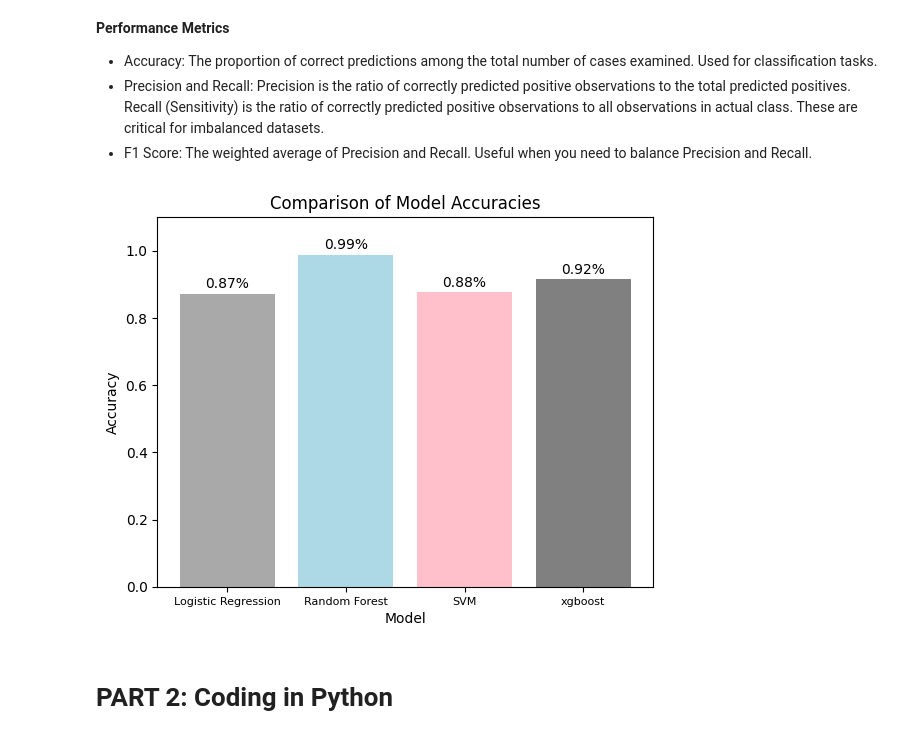
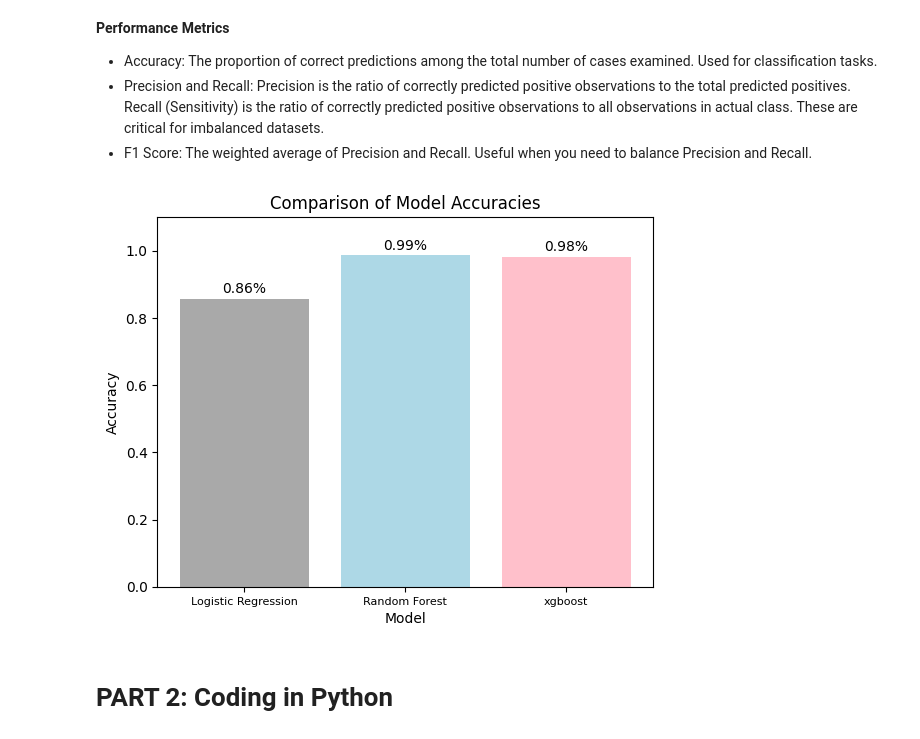
Before and after one commit to mashasiri/MASARBootcamp, a Jupyter notebook: Final_Project_for_DS_BootCamp.ipynb, the cells around one changed output. Cells and saved outputs as stored; diff of their text form; code cells hidden in the pictures.

```diff
--- a/Final_Project_for_DS_BootCamp.ipynb
+++ b/Final_Project_for_DS_BootCamp.ipynb
@@ -530,24 +549,23 @@ For the balanced dataset (model after improvment), the accuracy decreased slight
 
  is a powerful, versatile, and widely-used machine learning algorithm that offers high accuracy and robustness against overfitting, making it suitable for a wide range of classification and regression tasks
 # %%
-from sklearn.datasets import make_classification
-from sklearn.model_selection import train_test_split
-from sklearn.linear_model import LogisticRegression
+
 from sklearn.ensemble import RandomForestClassifier
-from sklearn.metrics import accuracy_score
-from sklearn.model_selection import cross_val_score
 
-# Split the dataset into training and testing sets
-X_train, X_test, y_train, y_test = train_test_split(X, y, test_size=0.2, random_state=42)
+# split dataset in a 80/20 split
+x_train, x_test, y_train, y_test = train_test_split(x_new, y_new, test_size=0.2, random_state=42)
+
+print(x_train.shape, y_train.shape)
+print(x_test.shape, y_test.shape)
 
 # Initialize the Random Forest classifier
 random_forest_model = RandomForestClassifier(n_estimators=100, random_state=42)
 
 # Train the Random Forest classifier
-random_forest_model.fit(X_train, y_train)
+random_forest_model.fit(x_train, y_train)
 
 # Predict the labels for the test set with Random Forest Classifier
-random_forest_predictions = random_forest_model.predict(X_test)
+random_forest_predictions = random_forest_model.predict(x_test)
 
 # Calculate performance  for both mRandom Forest Classifier
 random_forest_accuracy = accuracy_score(y_test, random_forest_predictions)
@@ -556,7 +574,7 @@ random_forest_recall_score= recall_score(y_test, random_forest_predictions)
 random_forest_f1_score= f1_score(y_test, random_forest_predictions)
 
 print(f'Random Forest Classifier Accuracy: {random_forest_accuracy:.2f}')
-print(f'Random_forest_recall_score: {random_forest_precision:.2f}')
-print(f'Random_forest_recall_score: {random_forest_recall_score:.2f}')
-print(f'Random_forest_f1_score: {random_forest_f1_score:.2f}')
+print(f'Random Forest Classifier Precision: {random_forest_precision:.2f}')
+print(f'Random Forest Classifier Recall score: {random_forest_recall_score:.2f}')
+print(f'Random Forest Classifier F1 score: {random_forest_f1_score:.2f}')
 # %% [output]
@@ -622,24 +596,19 @@ Requirement already satisfied: numpy in /usr/local/lib/python3.10/dist-packages
 Requirement already satisfied: scipy in /usr/local/lib/python3.10/dist-packages (from xgboost) (1.11.4)
 # %%
 import xgboost as xgb
-from sklearn.model_selection import train_test_split
-from sklearn.metrics import accuracy_score
-from sklearn.datasets import make_classification
 
-# Generate a synthetic dataset
-X3, y3 = make_classification(n_samples=1000, n_features=20, n_informative=2, n_redundant=10, n_classes=2, random_state=42)
 
-# Split the dataset into training and testing sets
-X_train, X_test, y_train, y_test = train_test_split(X3, y3, test_size=0.2, random_state=42)
+# split dataset in a 80/20 split
+x_train, x_test, y_train, y_test = train_test_split(x_new, y_new, test_size=0.2, random_state=42)
 
 # Initialize the XGBoost classifier
 xgb_classifier = xgb.XGBClassifier(use_label_encoder=False, eval_metric='logloss')
 
 # Train the model
-xgb_classifier.fit(X_train, y_train)
+xgb_classifier.fit(x_train, y_train)
 
 # Predict the labels for the test set
-xgb_predictions = xgb_classifier.predict(X_test)
+xgb_predictions = xgb_classifier.predict(x_test)
 
 # Calculate performance  for SVM
 xgb_accuracy = accuracy_score(y_test, xgb_predictions)
@@ -697,34 +665,34 @@ print(table)
 # %%
 import matplotlib.pyplot as plt
 
 
 # Model names
-models = ['Logistic Regression', 'Random Forest', 'SVM', 'xgboost']
+models = ['Logistic Regression', 'Random Forest', 'xgboost']
 
 # Accuracy scores
-accuracies = [accuracy_model2, random_forest_accuracy, svm_accuracy, xgb_accuracy]
+accuracies = [Logistic_Regression_accuracy, random_forest_accuracy, xgb_accuracy]
 
 
 # Create a bar chart
 fig, ax = plt.subplots()
 bars = ax.bar(models, accuracies, color=['darkgrey', 'lightblue', 'pink','grey'])
 
 # Add the accuracy values on top of the bars
 for bar in bars:
     height = bar.get_height()
     ax.annotate(f'{height:.2f}%',
                 xy=(bar.get_x() + bar.get_width() / 2, height),
                 xytext=(0, 2),  # 3 points vertical offset
                 textcoords="offset points",
                 ha='center', va='bottom')
 plt.xticks(fontsize=8)  # Adjust fontsize to your preference
 plt.xlabel('Model')
 plt.ylabel('Accuracy')
 plt.title('Comparison of Model Accuracies')
 plt.ylim(0, 1.10)  # Assuming accuracy scores are between 0 and 1
 plt.show()
 # %% [output]
-[figure, old version]
+[figure, new version]
 # %% [markdown]
 # PART 2: Coding in Python
 # %% [markdown]
```
Also changed, not shown: parts of 29 cells of this notebook.
